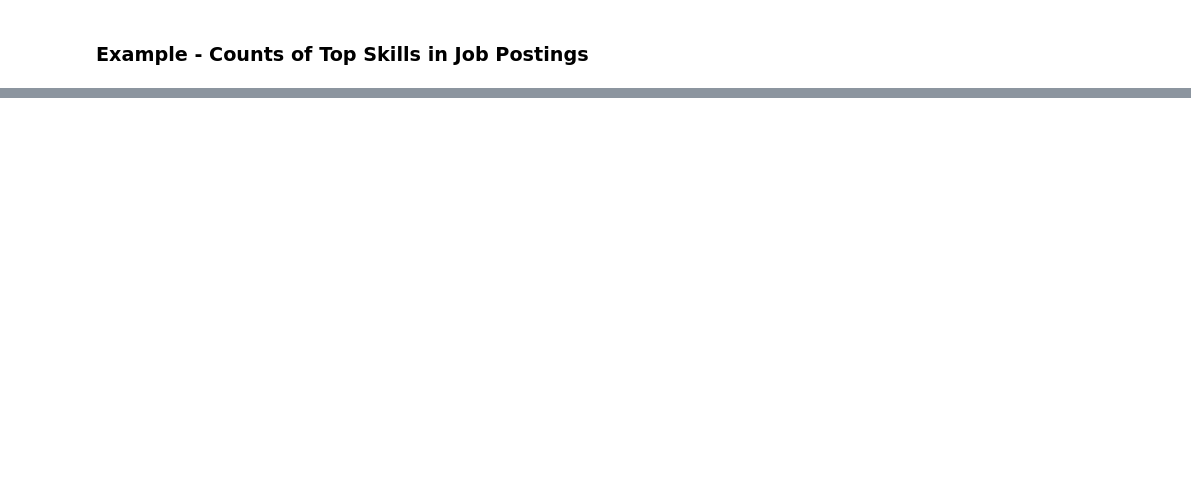
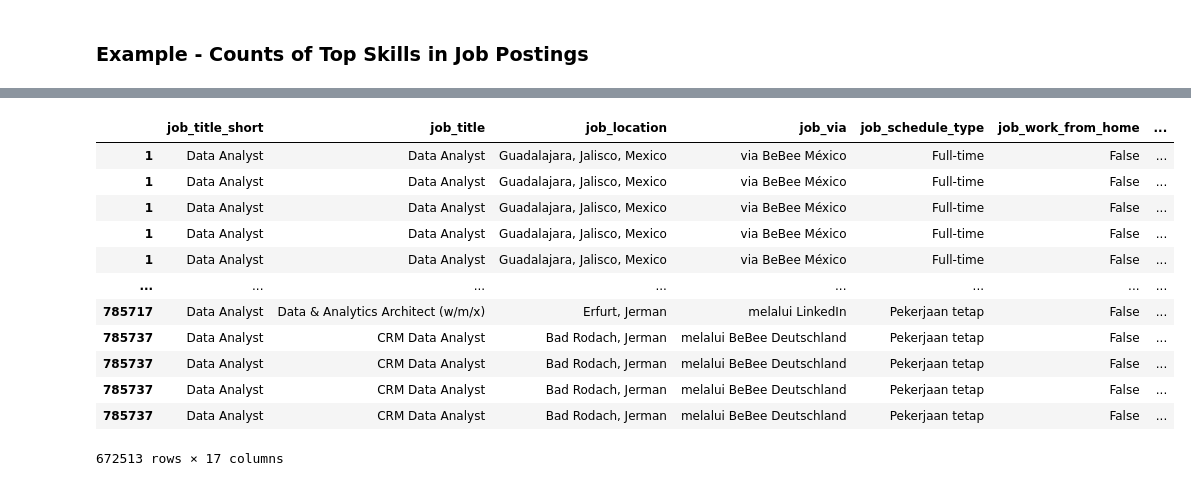
Before and after one commit to Rinskiii/python-for-data-analytics, a Jupyter notebook: advanced_python_for_da.ipynb, the cells around one changed output, grey strips where cells are left out. Drawn from its saved outputs; the diff is of its cells as text; code cells hidden in the pictures; blank space fills up the shorter version.

```diff
--- a/advanced_python_for_da.ipynb
+++ b/advanced_python_for_da.ipynb
@@ -624,0 +586,5 @@ fig.tight_layout()
+# %%
+df = pd.read_csv('./data/data_jobs.csv')
+# %%
+df['job_posted_date'] = pd.to_datetime(df['job_posted_date'])
+df['job_skills'] = df['job_skills'].apply(lambda x: ast.literal_eval(x) if pd.notna(x) else x)
@@ -624,0 +664,16 @@ fig.tight_layout()
+# %%
+df_exploded
+# %% [output]
+|  | job_title_short | job_title | job_location | job_via | job_schedule_type | job_work_from_home | ... |
+| 1 | Data Analyst | Data Analyst | Guadalajara, Jalisco, Mexico | via BeBee México | Full-time | False | ... |
+| 1 | Data Analyst | Data Analyst | Guadalajara, Jalisco, Mexico | via BeBee México | Full-time | False | ... |
+| 1 | Data Analyst | Data Analyst | Guadalajara, Jalisco, Mexico | via BeBee México | Full-time | False | ... |
+| 1 | Data Analyst | Data Analyst | Guadalajara, Jalisco, Mexico | via BeBee México | Full-time | False | ... |
+| 1 | Data Analyst | Data Analyst | Guadalajara, Jalisco, Mexico | via BeBee México | Full-time | False | ... |
+| ... | ... | ... | ... | ... | ... | ... | ... |
+| 785717 | Data Analyst | Data & Analytics Architect (w/m/x) | Erfurt, Jerman | melalui LinkedIn | Pekerjaan tetap | False | ... |
+| 785737 | Data Analyst | CRM Data Analyst | Bad Rodach, Jerman | melalui BeBee Deutschland | Pekerjaan tetap | False | ... |
+| 785737 | Data Analyst | CRM Data Analyst | Bad Rodach, Jerman | melalui BeBee Deutschland | Pekerjaan tetap | False | ... |
+| 785737 | Data Analyst | CRM Data Analyst | Bad Rodach, Jerman | melalui BeBee Deutschland | Pekerjaan tetap | False | ... |
+| 785737 | Data Analyst | CRM Data Analyst | Bad Rodach, Jerman | melalui BeBee Deutschland | Pekerjaan tetap | False | ... |
+672513 rows × 17 columns
```
Also changed, not shown: parts of 26 cells of this notebook.
